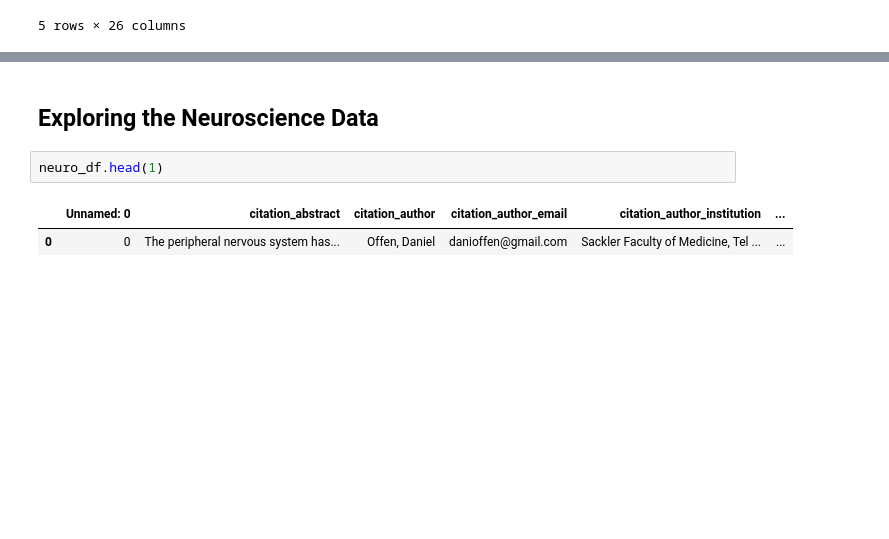
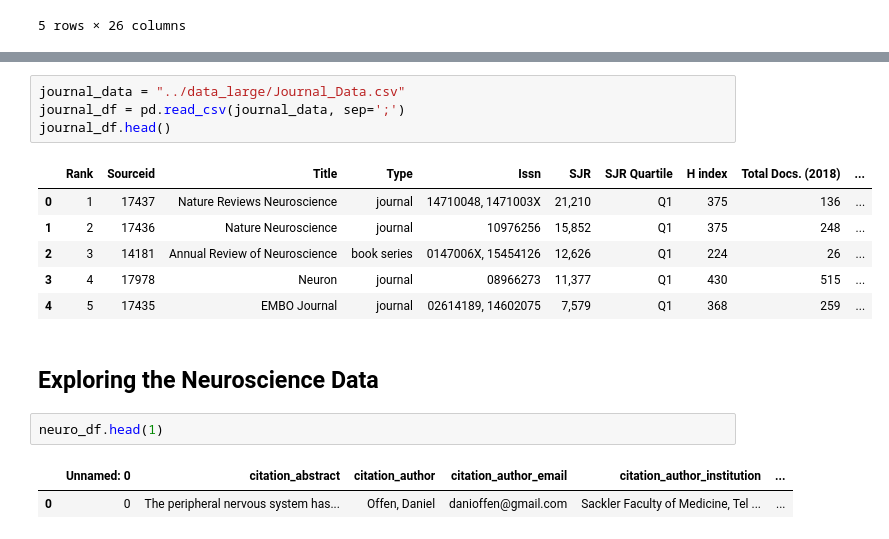
Before and after one commit to DanielMJones2005/Project_ETL, a Jupyter notebook: dev_files/Merged Data Exploration.ipynb, the cells around one changed output, grey strips where cells are left out. Drawn from its saved outputs; the diff is of its cells as text; blank space fills up the shorter version.

Commit message:
added merged data exploration file

```diff
--- a/dev_files/Data Exploration-vCleanMentalData.ipynb
+++ b/dev_files/Merged Data Exploration.ipynb
@@ -48,6 +48,17 @@ mental_df.head()
 | 2 | Albania; 2016 | NaN | Yes | 2012 | Yes | ... |
 | 3 | Albania; 2014 | NaN | Yes | NaN | Yes | ... |
 | 4 | Algeria; 2016 | NaN | Yes | 1905 | No | ... |
+# %%
+journal_data = "../data_large/Journal_Data.csv"
+journal_df = pd.read_csv(journal_data, sep=';')
+journal_df.head()
+# %% [output]
+|  | Rank | Sourceid | Title | Type | Issn | SJR | SJR Quartile | H index | Total Docs. (2018) | ... |
+| 0 | 1 | 17437 | Nature Reviews Neuroscience | journal | 14710048, 1471003X | 21,210 | Q1 | 375 | 136 | ... |
+| 1 | 2 | 17436 | Nature Neuroscience | journal | 10976256 | 15,852 | Q1 | 375 | 248 | ... |
+| 2 | 3 | 14181 | Annual Review of Neuroscience | book series | 0147006X, 15454126 | 12,626 | Q1 | 224 | 26 | ... |
+| 3 | 4 | 17978 | Neuron | journal | 08966273 | 11,377 | Q1 | 430 | 515 | ... |
+| 4 | 5 | 17435 | EMBO Journal | journal | 02614189, 14602075 | 7,579 | Q1 | 368 | 259 | ... |
 # %% [markdown]
 ## Exploring the Neuroscience Data
 # %%
```
Also changed, not shown: parts of 54 cells of this notebook, 2 other files.
